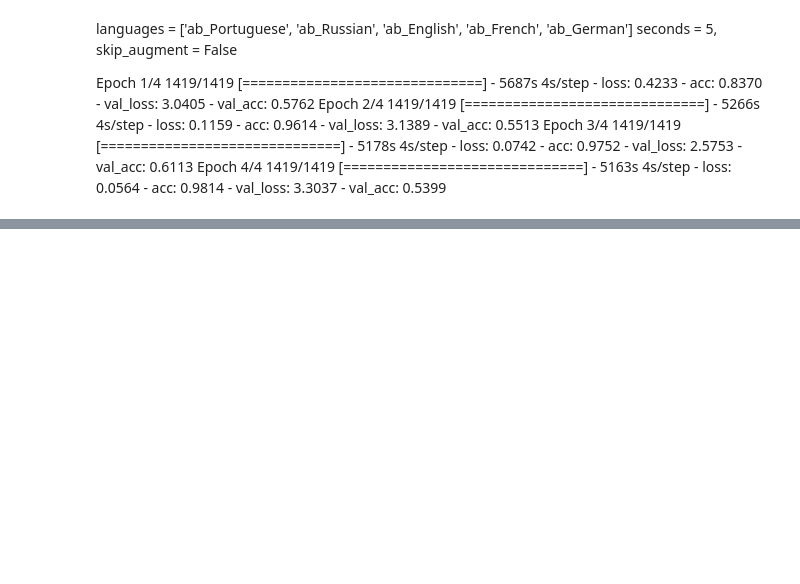
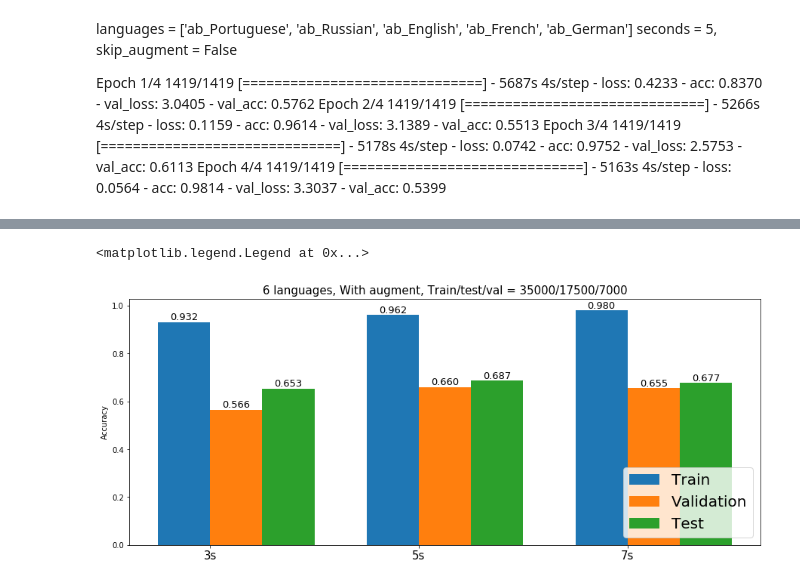
Before and after one commit to EgorKolesnikov/LangIS, a Jupyter notebook: ipynb/models.ipynb, the cells around one changed output, grey strips where cells are left out. Cells and saved outputs as stored; diff of their text form; code cells hidden in the pictures; blank space fills up the shorter version.

```diff
--- a/ipynb/models.ipynb
+++ b/ipynb/models.ipynb
@@ -329,0 +398,37 @@ Epoch 4/4
+# %%
+N = len(acc_4_all_train)
+ticks = ['3s', '5s', '7s']
+
+ind = np.arange(N)  # the x locations for the groups
+width = 0.25       # the width of the bars
+
+fig, ax = plt.subplots(figsize=(15, 6))
+rects1 = ax.bar(ind, acc_4_all_train, width)
+rects2 = ax.bar(ind + width, acc_4_all_val, width)
+rects3 = ax.bar(ind + 2 * width, acc_4_all_test, width)
+
+# add some text for labels, title and axes ticks
+ax.set_ylabel('Accuracy')
+ax.set_title('6 languages, With augment, Train/test/val = 35000/17500/7000', fontsize=15)
+ax.set_xticks(ind + width / 2)
+ax.set_xticklabels((ticks))
+plt.xticks(fontsize=15)
+
+def autolabel(rects):
+    """
+    Attach a text label above each bar displaying its height
+    """
+    for rect in rects:
+        height = rect.get_height()
+        if height == 0.0:
+            continue
+        ax.text(rect.get_x() + rect.get_width() / 2, height, '%.3f' % height, ha='center', va='bottom', fontsize=13)
+
+autolabel(rects1)
+autolabel(rects2)
+autolabel(rects3)
+
+ax.legend((rects1[0], rects2[0], rects3[0]), ('Train', 'Validation', 'Test'), loc=4, prop={'size': 20})
+# %% [output]
+<matplotlib.legend.Legend at 0x...>
+[figure, added]
```
Also changed, not shown: parts of 7 cells of this notebook, 5 other files.
